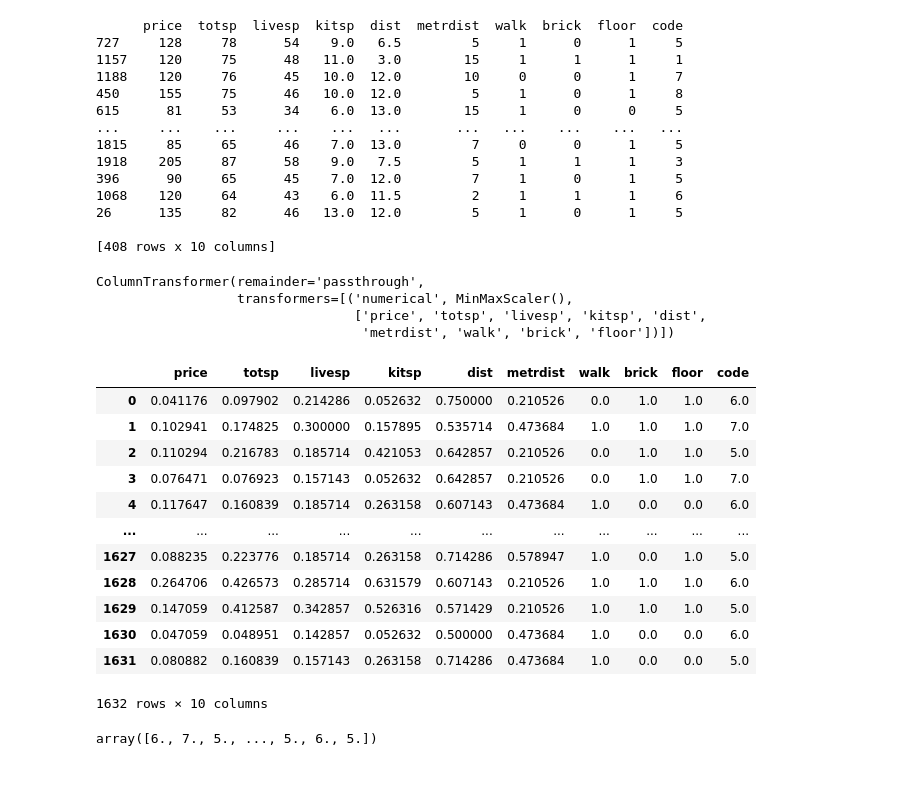
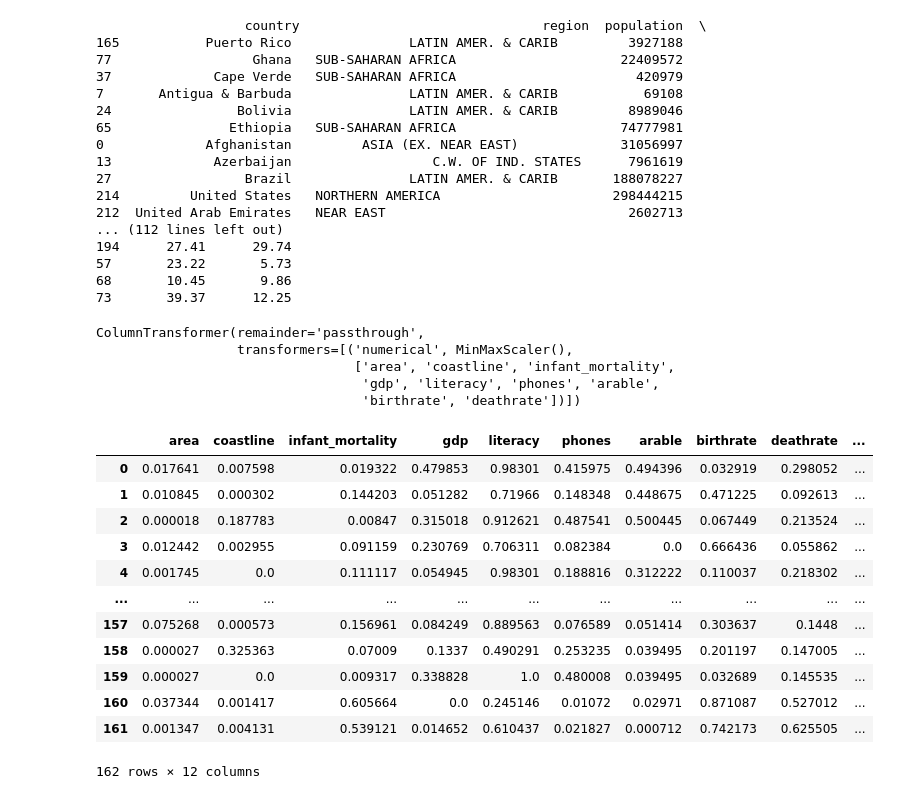
Before and after one commit to Mar1eena/My, a Jupyter notebook: курсач/Волков Н. Курсовая работа ИСТ-19-1.ipynb, the cells around one changed output. Drawn from its saved outputs; the diff is of its cells as text; code cells hidden in the pictures.

```diff
--- a/курсач/Волков Н. Курсовая работа ИСТ-19-1.ipynb
+++ b/курсач/Волков Н. Курсовая работа ИСТ-19-1.ipynb
@@ -46,3 +43,4 @@ from sklearn import preprocessing
 # %%
 #Задача: вычисление значения параметра code на основании остальных параметров.
-train_data = pd.read_csv("Набор_3_страны_мира.csv",delimiter=';')#Меняем разделитель на ;
+train_data = pd.read_csv("Набор_3_страны_мира.csv",delimiter=';',decimal=',')#Меняем разделитель на ;
+train_data = train_data.dropna()
@@ -49,6 +63,6 @@ train_data = pd.read_csv("Набор_3_страны_мира.csv",delimiter=';')
 # %%
 #выбираем рандомное число
-my_code = "Магдиев"
+my_code = "ВолковНиколай"
 seed_limit = 2 ** 32
 my_seed = int.from_bytes(my_code.encode(), "little") % seed_limit
 # %%
@@ -86,25 +103,31 @@ print(train)
 # %%
 print(val)
 # %% [output]
-      price  totsp  livesp  kitsp  dist  metrdist  walk  brick  floor  code
-727     128     78      54    9.0   6.5         5     1      0      1     5
-1157    120     75      48   11.0   3.0        15     1      1      1     1
-1188    120     76      45   10.0  12.0        10     0      0      1     7
-450     155     75      46   10.0  12.0         5     1      0      1     8
-615      81     53      34    6.0  13.0        15     1      0      0     5
-...     ...    ...     ...    ...   ...       ...   ...    ...    ...   ...
-1815     85     65      46    7.0  13.0         7     0      0      1     5
-1918    205     87      58    9.0   7.5         5     1      1      1     3
-396      90     65      45    7.0  12.0         7     1      0      1     5
-1068    120     64      43    6.0  11.5         2     1      1      1     6
-26      135     82      46   13.0  12.0         5     1      0      1     5
-
-[408 rows x 10 columns]
+                   country                               region  population  \
+165           Puerto Rico               LATIN AMER. & CARIB         3927188
+77                  Ghana   SUB-SAHARAN AFRICA                     22409572
+37             Cape Verde   SUB-SAHARAN AFRICA                       420979
+7       Antigua & Barbuda               LATIN AMER. & CARIB           69108
+24                Bolivia               LATIN AMER. & CARIB         8989046
+65               Ethiopia   SUB-SAHARAN AFRICA                     74777981
+0             Afghanistan         ASIA (EX. NEAR EAST)             31056997
+13             Azerbaijan                  C.W. OF IND. STATES      7961619
+27                 Brazil               LATIN AMER. & CARIB       188078227
+214         United States   NORTHERN AMERICA                      298444215
+212  United Arab Emirates   NEAR EAST                               2602713
+... (112 lines left out)
+194      27.41      29.74
+57       23.22       5.73
+68       10.45       9.86
+73       39.37      12.25
 # %%
 # Значения в числовых столбцах преобразуем к отрезку [0,1].
 # Для настройки скалировщика используем только обучающую выборку.
-num_columns = ['price','totsp','livesp','kitsp','dist','metrdist','walk','brick','floor']
-ord_columns = ['code']
+names=['country','region']
+num_columns = ['area','coastline',
+               'infant_mortality','gdp','literacy','phones'
+               ,'arable','birthrate','deathrate']
+ord_columns = ['population']
 
 ct = ColumnTransformer(transformers=[('numerical', MinMaxScaler(), num_columns)], remainder='passthrough')
 
@@ -112,33 +135,34 @@ ct.fit(train)
 # %% [output]
 ColumnTransformer(remainder='passthrough',
                   transformers=[('numerical', MinMaxScaler(),
-                                 ['price', 'totsp', 'livesp', 'kitsp', 'dist',
-                                  'metrdist', 'walk', 'brick', 'floor'])])
+                                 ['area', 'coastline', 'infant_mortality',
+                                  'gdp', 'literacy', 'phones', 'arable',
+                                  'birthrate', 'deathrate'])])
 # %%
 # Преобразуем значения, тип данных приводим к DataFrame
 sc_train = pd.DataFrame(ct.transform(train))
 sc_val = pd.DataFrame(ct.transform(val))
 
 # даем название столбцам
-column_names = num_columns + ord_columns
+column_names = num_columns + names + ord_columns
 sc_train.columns = column_names
 sc_val.columns = column_names
 
 sc_train
 # %% [output]
-|  | price | totsp | livesp | kitsp | dist | metrdist | walk | brick | floor | code |
-| 0 | 0.041176 | 0.097902 | 0.214286 | 0.052632 | 0.750000 | 0.210526 | 0.0 | 1.0 | 1.0 | 6.0 |
-| 1 | 0.102941 | 0.174825 | 0.300000 | 0.157895 | 0.535714 | 0.473684 | 1.0 | 1.0 | 1.0 | 7.0 |
-| 2 | 0.110294 | 0.216783 | 0.185714 | 0.421053 | 0.642857 | 0.210526 | 0.0 | 1.0 | 1.0 | 5.0 |
-| 3 | 0.076471 | 0.076923 | 0.157143 | 0.052632 | 0.642857 | 0.210526 | 0.0 | 1.0 | 1.0 | 7.0 |
-| 4 | 0.117647 | 0.160839 | 0.185714 | 0.263158 | 0.607143 | 0.473684 | 1.0 | 0.0 | 0.0 | 6.0 |
+|  | area | coastline | infant_mortality | gdp | literacy | phones | arable | birthrate | deathrate | ... |
+| 0 | 0.017641 | 0.007598 | 0.019322 | 0.479853 | 0.98301 | 0.415975 | 0.494396 | 0.032919 | 0.298052 | ... |
+| 1 | 0.010845 | 0.000302 | 0.144203 | 0.051282 | 0.71966 | 0.148348 | 0.448675 | 0.471225 | 0.092613 | ... |
+| 2 | 0.000018 | 0.187783 | 0.00847 | 0.315018 | 0.912621 | 0.487541 | 0.500445 | 0.067449 | 0.213524 | ... |
+| 3 | 0.012442 | 0.002955 | 0.091159 | 0.230769 | 0.706311 | 0.082384 | 0.0 | 0.666436 | 0.055862 | ... |
+| 4 | 0.001745 | 0.0 | 0.111117 | 0.054945 | 0.98301 | 0.188816 | 0.312222 | 0.110037 | 0.218302 | ... |
 | ... | ... | ... | ... | ... | ... | ... | ... | ... | ... | ... |
-| 1627 | 0.088235 | 0.223776 | 0.185714 | 0.263158 | 0.714286 | 0.578947 | 1.0 | 0.0 | 1.0 | 5.0 |
-| 1628 | 0.264706 | 0.426573 | 0.285714 | 0.631579 | 0.607143 | 0.210526 | 1.0 | 1.0 | 1.0 | 6.0 |
-| 1629 | 0.147059 | 0.412587 | 0.342857 | 0.526316 | 0.571429 | 0.210526 | 1.0 | 1.0 | 1.0 | 5.0 |
-| 1630 | 0.047059 | 0.048951 | 0.142857 | 0.052632 | 0.500000 | 0.473684 | 1.0 | 0.0 | 0.0 | 6.0 |
-| 1631 | 0.080882 | 0.160839 | 0.157143 | 0.263158 | 0.714286 | 0.473684 | 1.0 | 0.0 | 0.0 | 5.0 |
+| 157 | 0.075268 | 0.000573 | 0.156961 | 0.084249 | 0.889563 | 0.076589 | 0.051414 | 0.303637 | 0.1448 | ... |
+| 158 | 0.000027 | 0.325363 | 0.07009 | 0.1337 | 0.490291 | 0.253235 | 0.039495 | 0.201197 | 0.147005 | ... |
+| 159 | 0.000027 | 0.0 | 0.009317 | 0.338828 | 1.0 | 0.480008 | 0.039495 | 0.032689 | 0.145535 | ... |
+| 160 | 0.037344 | 0.001417 | 0.605664 | 0.0 | 0.245146 | 0.01072 | 0.02971 | 0.871087 | 0.527012 | ... |
+| 161 | 0.001347 | 0.004131 | 0.539121 | 0.014652 | 0.610437 | 0.021827 | 0.000712 | 0.742173 | 0.625505 | ... |
-1632 rows × 10 columns
+162 rows × 12 columns
 # %%
 # В качестве входных параметров используем первые 9 числовых параметров,
 # в качестве выходного - десятый числовой параметр.
@@ -147,7 +171,3 @@ x_val = sc_val[num_columns]
 
 y_train = (sc_train[ord_columns].values).flatten()
 y_val = (sc_val[ord_columns].values).flatten()
-# %%
-y_train
-# %% [output]
-array([6., 7., 5., ..., 5., 6., 5.])
```
Also changed, not shown: parts of 29 cells of this notebook, 3 other files.
